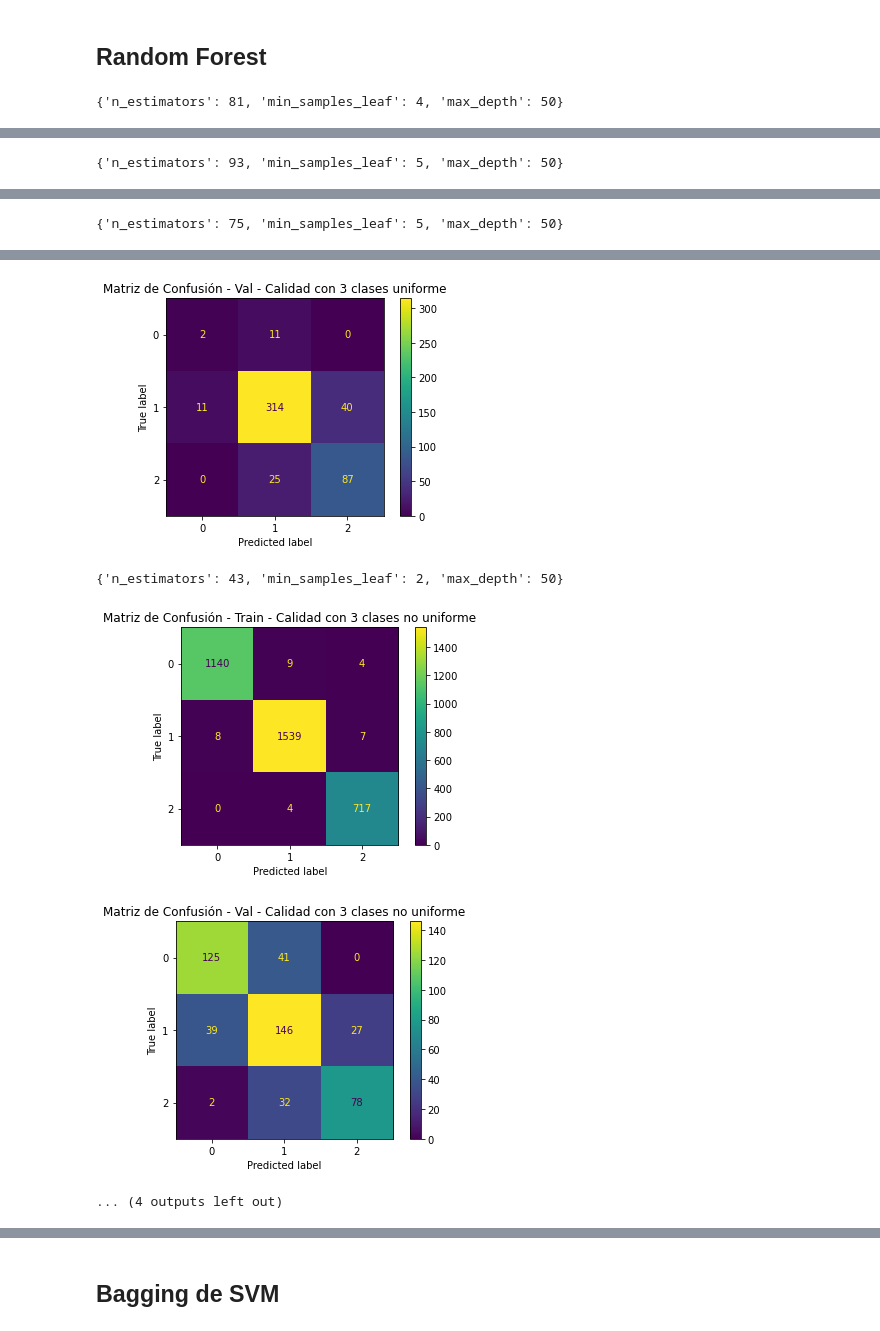
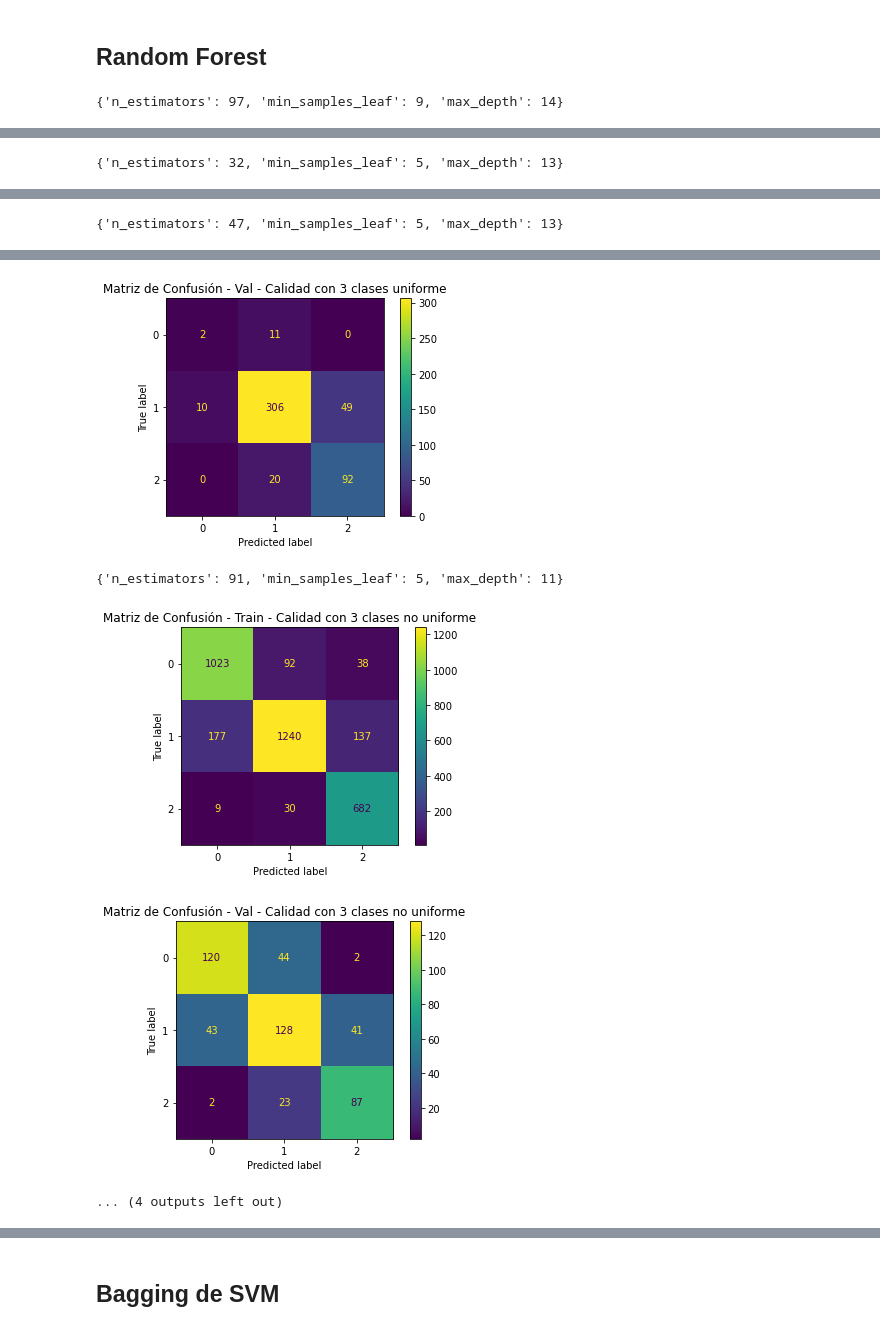
Before and after one commit to camilotobon18/wine_quality_ML, a Jupyter notebook: Classif_white.ipynb, the cells around one changed output, grey strips where cells are left out. Saved outputs shown, nothing was run; the diff lists cells and outputs as text; code cells hidden in the pictures.

```diff
--- a/Classif_white.ipynb
+++ b/Classif_white.ipynb
@@ -284,7 +284,7 @@ for Y in y_list:
 
     forest_est = RandomForestClassifier(class_weight='balanced')
 
-    dists = {'n_estimators':range(20, 100), 'max_depth':(2, 50), 'min_samples_leaf':range(2, 50)}
+    dists = {'n_estimators':range(20, 100), 'max_depth':range(2, 15), 'min_samples_leaf':range(5, 100, 2)}
 
     forest = RandomizedSearchCV(forest_est, param_distributions = dists, n_iter=100, scoring='f1_macro')
 
@@ -312,4 +312,4 @@ for Y in y_list:
                            forest.best_params_['n_estimators']
                            ])
 # %% [output]
-{'n_estimators': 81, 'min_samples_leaf': 4, 'max_depth': 50}
+{'n_estimators': 97, 'min_samples_leaf': 9, 'max_depth': 14}
@@ -318 +318 @@ for Y in y_list:
-{'n_estimators': 93, 'min_samples_leaf': 5, 'max_depth': 50}
+{'n_estimators': 32, 'min_samples_leaf': 5, 'max_depth': 13}
@@ -321 +321 @@ for Y in y_list:
-{'n_estimators': 75, 'min_samples_leaf': 5, 'max_depth': 50}
+{'n_estimators': 47, 'min_samples_leaf': 5, 'max_depth': 13}
@@ -323,7 +323,7 @@ for Y in y_list:
-[figure, old version]
+[figure, new version]
-{'n_estimators': 43, 'min_samples_leaf': 2, 'max_depth': 50}
+{'n_estimators': 91, 'min_samples_leaf': 5, 'max_depth': 11}
-[figure, old version]
+[figure, new version]
-[figure, old version]
+[figure, new version]
 ... (4 outputs left out)
 # %%
 df_metrics_forest = pd.DataFrame(list_forest, columns=labels_metrics)
```
Also changed, not shown: parts of 3 cells of this notebook.
